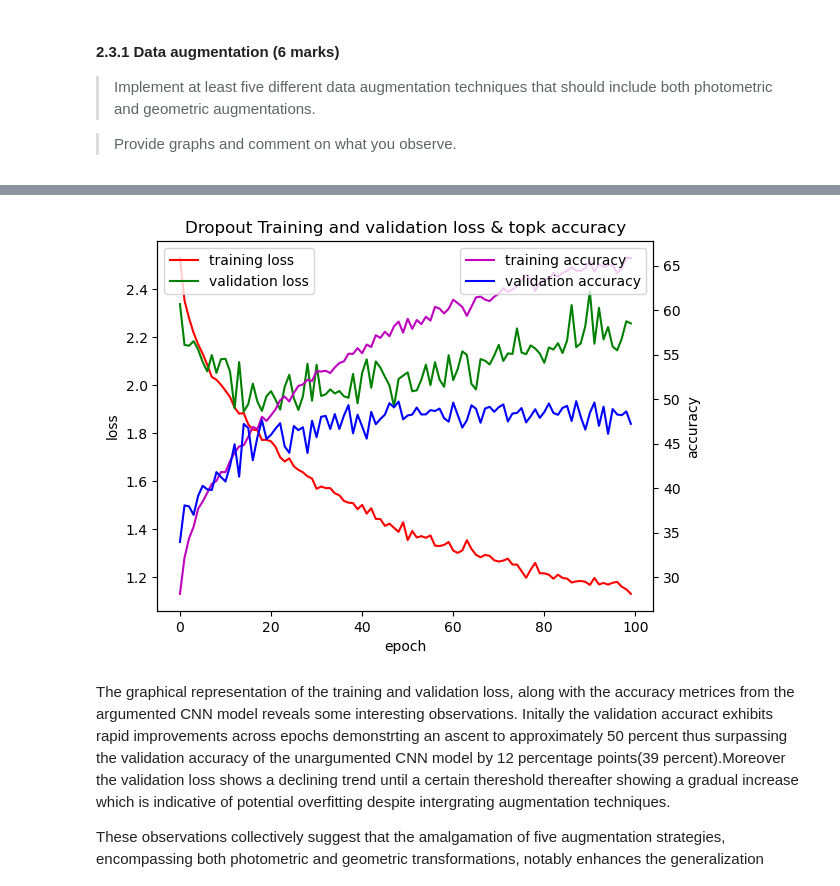
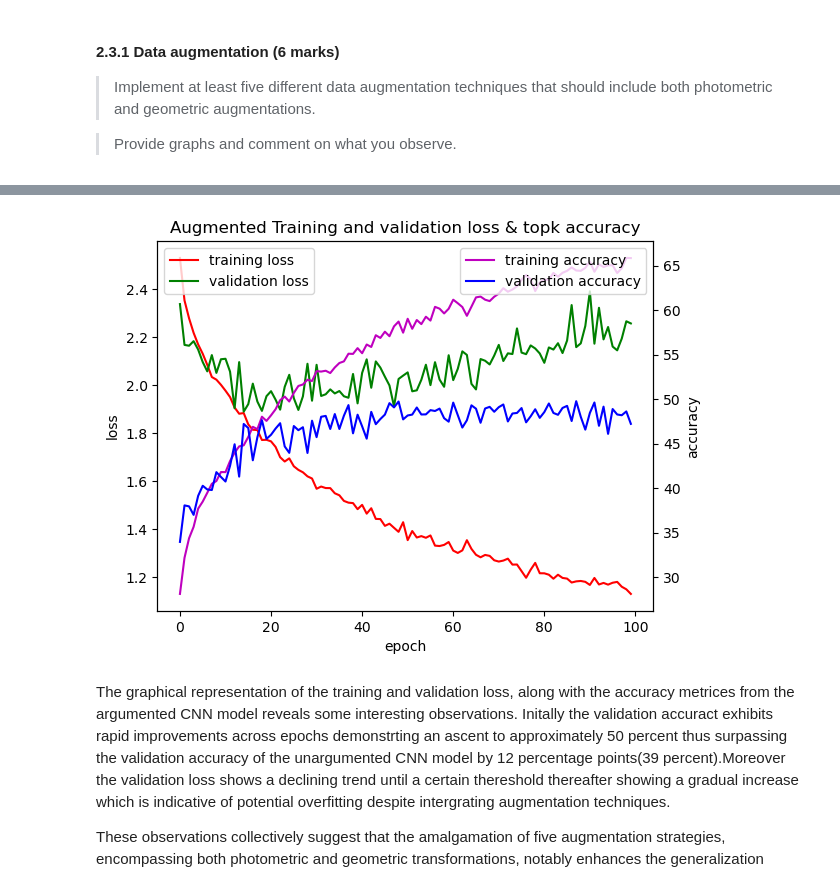
Before and after one commit to Arahi20/Tinyimage30_Image_classification, a Jupyter notebook: COMP5625M_assessment2024_problem.ipynb, the cells around one changed output, grey strips where cells are left out. Drawn from its saved outputs; the diff is of its cells as text; code cells hidden in the pictures.

```diff
--- a/COMP5625M_assessment2024_problem.ipynb
+++ b/COMP5625M_assessment2024_problem.ipynb
@@ -754,9 +802,9 @@ Epoch 99                 training topk accuracy:  65.856
 # %%
 plot_model_train_stats(os.getcwd() + "/results/augmented_cnnclassifier.pt",
                        "roc_dcnn.svg",
-                      "Dropout Training and validation loss & topk accuracy")
+                      "Augmented Training and validation loss & topk accuracy")
 # %% [output]
-[figure, old version]
+[figure, new version]
 # %% [markdown]
 The graphical representation of the training and validation loss, along with the accuracy metrices from the argumented CNN model reveals some interesting observations. Initally the validation accuract exhibits rapid improvements across epochs demonstrting an ascent to approximately 50 percent thus surpassing the validation accuracy of the unargumented CNN model by 12 percentage points(39 percent).Moreover the validation loss shows a declining trend until a certain thereshold thereafter showing a gradual increase which is indicative of potential overfitting despite intergrating augmentation techniques.
 
```
Also changed, not shown: parts of 46 cells of this notebook.
